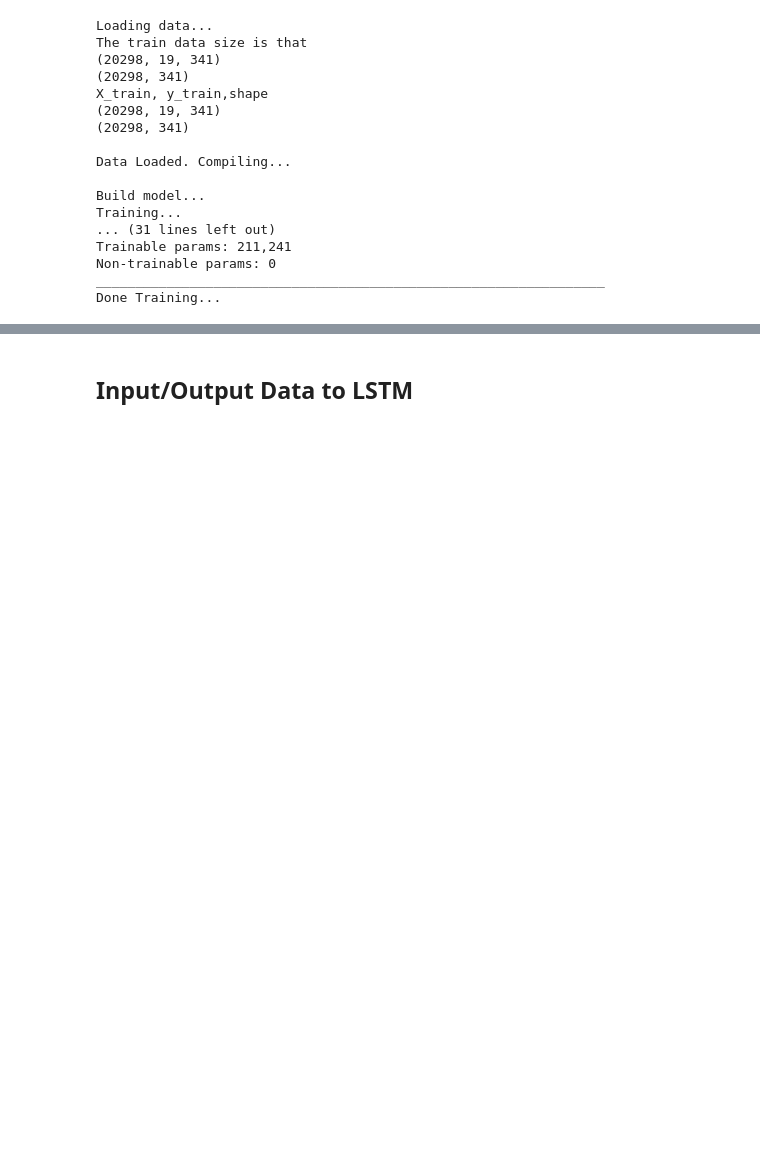
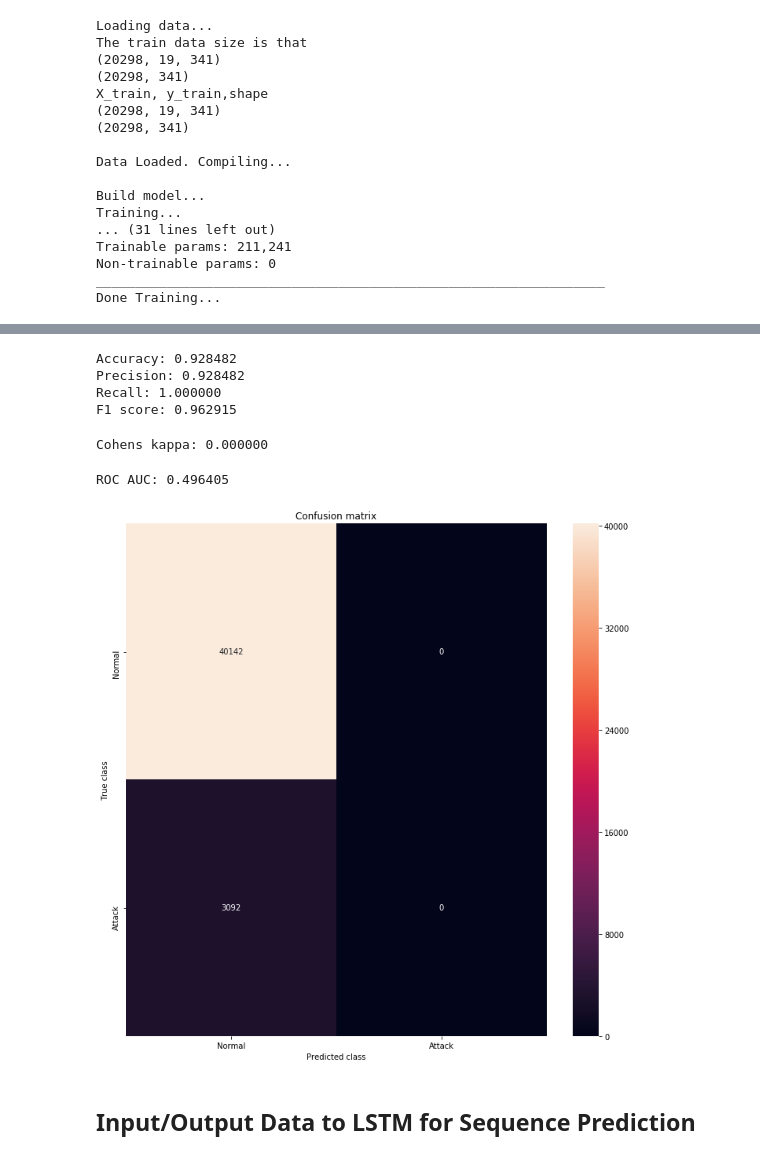
Before and after one commit to yusufarslanpolat/Springboard, a Jupyter notebook: Capstone-2/systemcall-anomaly-detection/lstm-on-adfa-ld-system-call-dataset.ipynb, the cells around one changed output, grey strips where cells are left out. Drawn from its saved outputs; the diff is of its cells as text; code cells hidden in the pictures; blank space fills up the shorter version.

```diff
--- a/Capstone-2/systemcall-anomaly-detection/lstm-on-adfa-ld-system-call-dataset.ipynb
+++ b/Capstone-2/systemcall-anomaly-detection/lstm-on-adfa-ld-system-call-dataset.ipynb
@@ -1324,5 +1335,66 @@ Validation Accuracy : 1.00
+# %%
+# predict probabilities for test set
+yhat_probs = model.predict(X_test, verbose=0)
+# predict crisp classes for test set
+yhat_classes = model.predict_classes(X_test, verbose=0)
+# %%
+# reduce to 1d array
+yhat_probs = yhat_probs[:, 0]
+yhat_classes = yhat_classes[:, 0]
+# %%
+from sklearn.metrics import (confusion_matrix, precision_recall_curve, auc,
+                             roc_curve, recall_score, classification_report, f1_score,
+                             precision_recall_fscore_support)
+
+from sklearn.metrics import cohen_kappa_score
+from sklearn.metrics import roc_auc_score
+from sklearn.metrics import confusion_matrix
+
+# accuracy: (tp + tn) / (p + n)
+accuracy = accuracy_score(y_test, yhat_classes)
+print('Accuracy: %f' % accuracy)
+# precision tp / (tp + fp)
+precision = precision_score(y_test, yhat_classes, average='weighted', labels=np.unique(yhat_classes))
+print('Precision: %f' % precision)
+# recall: tp / (tp + fn)
+recall = recall_score(y_test, yhat_classes, average='weighted', labels=np.unique(yhat_classes))
+print('Recall: %f' % recall)
+# f1: 2 tp / (2 tp + fp + fn)
+f1 = f1_score(y_test, yhat_classes, average='weighted', labels=np.unique(yhat_classes))
+print('F1 score: %f' % f1)
+# %% [output]
+Accuracy: 0.928482
+Precision: 0.928482
+Recall: 1.000000
+F1 score: 0.962915
+# %%
+# kappa
+kappa = cohen_kappa_score(y_test, yhat_classes)
+print('Cohens kappa: %f' % kappa)
+# %% [output]
+Cohens kappa: 0.000000
+# %%
+# ROC AUC
+auc = roc_auc_score(y_test, yhat_probs)
+print('ROC AUC: %f' % auc)
+# %% [output]
+ROC AUC: 0.496405
+# %%
+# confusion matrix
+import seaborn as sns
+LABELS = ["Normal","Attack"]
+
+matrix = confusion_matrix(y_test, yhat_classes)
+plt.figure(figsize=(12, 12))
+sns.heatmap(matrix, xticklabels=LABELS, yticklabels=LABELS, annot=True, fmt="d");
+plt.title("Confusion matrix")
+plt.ylabel('True class')
+plt.xlabel('Predicted class')
+plt.show()
+# %% [output]
+[figure, added]
 # %% [markdown]
-## Input/Output Data to LSTM
+## Input/Output Data to LSTM for Sequence Prediction
 # %%
 #https://stackabuse.com/solving-sequence-problems-with-lstm-in-keras/
 import numpy
```
Also changed, not shown: parts of 24 cells of this notebook, 3 other files.
